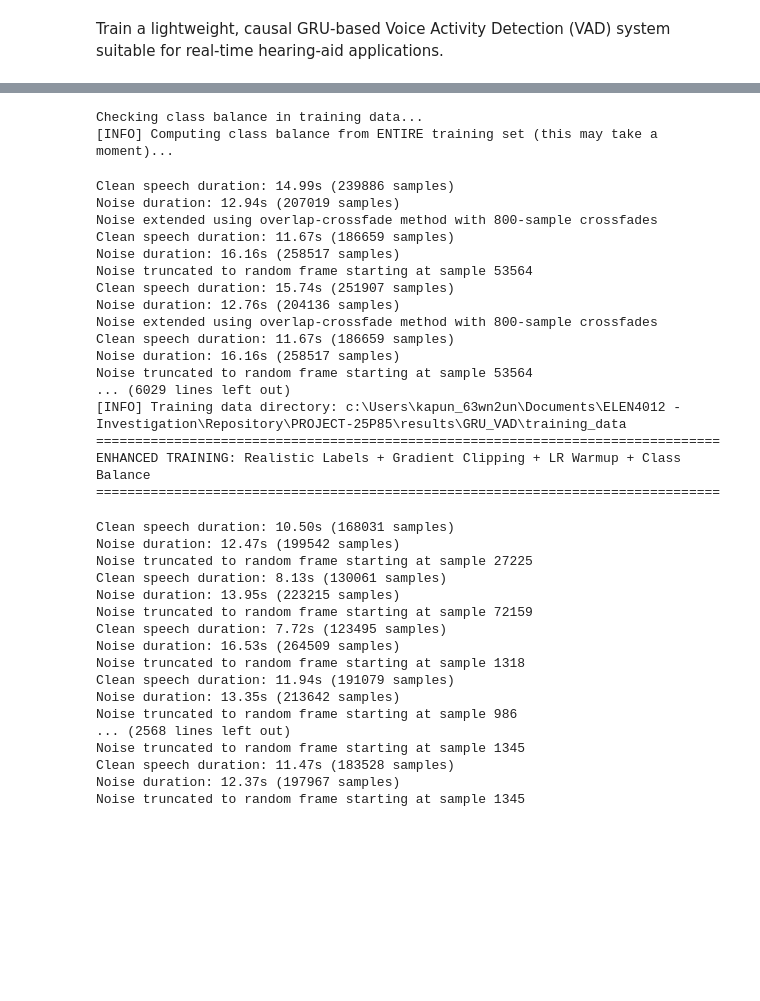
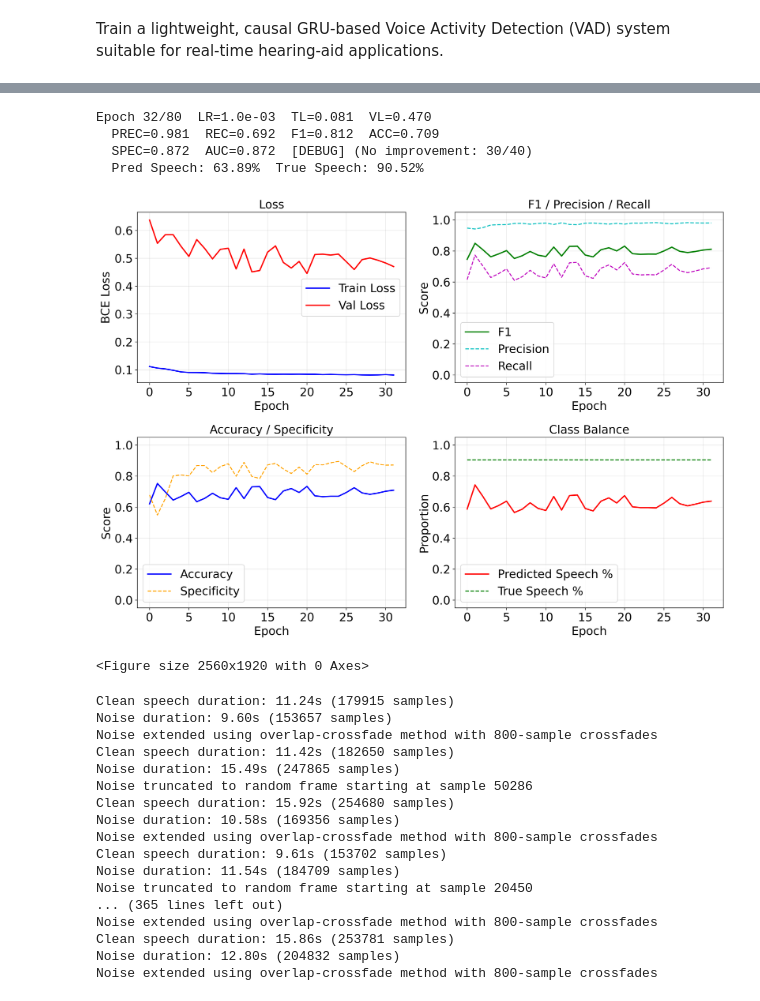
Before and after one commit to LibertyKapungu/PROJECT-25P85, a Jupyter notebook: src/deep_learning/TinyGruVAD_Training.ipynb, the cells around one changed output, grey strips where cells are left out. Drawn from its saved outputs; the diff is of its cells as text; code cells hidden in the pictures; blank space fills up the shorter version.

Commit message:
test: updated VAD training

```diff
--- a/src/deep_learning/TinyGruVAD_Training.ipynb
+++ b/src/deep_learning/TinyGruVAD_Training.ipynb
@@ -35,7 +53,6 @@ import matplotlib.pyplot as plt
 
 # Set global plot parameters
 plt.rcParams['figure.dpi'] = 400
-plt.rcParams['font.family'] = 'Times New Roman'
 plt.rcParams['font.size'] = 18
 plt.rcParams['axes.labelsize'] = 18
 plt.rcParams['axes.titlesize'] = 18
@@ -43,5 +60,5 @@ plt.rcParams['xtick.labelsize'] = 18
 plt.rcParams['ytick.labelsize'] = 18
 plt.rcParams['legend.fontsize'] = 18
 
-print("[INFO] Global plot settings applied: DPI=400, Font=Times New Roman 18pt")
+print("[INFO] Global plot settings applied: DPI=400")
 # %% [output]
@@ -74,19 +91,19 @@ class TinyGRUVAD(nn.Module):
         return logits, h
 # %%
 # %% ------------------------- Cell 3: Load Datasets --------------------------
-max_pairs = 1000
+max_pairs = 900
 noise_files = load_wham_dataset(repo_root, mode="train", max_files=max_pairs)
 clean_files = load_ears_dataset(repo_root, mode="train")
 train_pairs = create_audio_pairs(noise_files, clean_files)
 print(f"Train pairs: {len(train_pairs)}")
 
-noise_val = load_wham_dataset(repo_root, mode="validation", max_files=150)
+noise_val = load_wham_dataset(repo_root, mode="validation", max_files=193)
 clean_val = load_ears_dataset(repo_root, mode="validation")
 val_pairs = create_audio_pairs(noise_val, clean_val)
 print(f"Val pairs: {len(val_pairs)}")
 
 # Load TEST set (for final evaluation - never used during training)
-noise_test = load_wham_dataset(repo_root, mode="test", max_files=150)
+noise_test = load_wham_dataset(repo_root, mode="test", max_files=193)
 clean_test = load_ears_dataset(repo_root, mode="test")
 test_pairs = create_audio_pairs(noise_test, clean_test)
 print(f"Test pairs: {len(test_pairs)}")
@@ -405,7 +415,7 @@ training_data_dir.mkdir(parents=True, exist_ok=True)
 print(f"[INFO] Training data directory: {training_data_dir}")
 
 # Early stopping configuration
-early_stop_patience = 20  # Stop if no improvement for 10 epochs
+early_stop_patience = 40  # Stop if no improvement for 40 epochs
 epochs_without_improvement = 0
 
 # LR warmup function (Vaswani et al. 2017)
@@ -435,7 +445,9 @@ print("="*80)
 print("ENHANCED TRAINING: Realistic Labels + Gradient Clipping + LR Warmup + Class Balance")
 print("="*80)
 
-for epoch in range(1, 51):
+num_epochs = 80
+
+for epoch in range(1, num_epochs + 1):
     # Apply LR warmup
     current_lr = lr_warmup(epoch, warmup_epochs=5)
     for param_group in opt.param_groups:
@@ -444,7 +456,7 @@ for epoch in range(1, 51):
     # ---------------- Train ----------------
     vad.train()
     Ltr = 0.0
-    for x, y, L in tqdm(train_dl, desc=f"Epoch {epoch}/50", leave=False):
+    for x, y, L in tqdm(train_dl, desc=f"Epoch {epoch}/{num_epochs}", leave=False):
         x, y = x.to(device), y.to(device)
         logits, _ = vad(x)
 
@@ -550,7 +562,7 @@ for epoch in range(1, 51):
 
     # ---------------- Display ----------------
     clear_output(wait=True)
-    print(f"Epoch {epoch:2d}/50  LR={current_lr:.1e}  TL={Ltr:.3f}  VL={Lval:.3f}")
+    print(f"Epoch {epoch:2d}/{num_epochs}  LR={current_lr:.1e}  TL={Ltr:.3f}  VL={Lval:.3f}")
     print(f"  PREC={prec:.3f}  REC={rec:.3f}  F1={f1:.3f}  ACC={acc:.3f}")
     print(f"  SPEC={specificity:.3f}  AUC={auc:.3f}  {status}")
     print(f"  Pred Speech: {pred_speech_ratio:.2%}  True Speech: {true_speech_ratio:.2%}")
@@ -612,69 +624,56 @@ metrics_df = pd.DataFrame({
     'val_loss': val_losses,
     'f1_score': f1_scores,
     'precision': prec_scores,
     'recall': rec_scores,
     'accuracy': acc_scores,
     'specificity': spec_scores,
     'pred_speech_ratio': pred_speech_ratios,
     'true_speech_ratio': true_speech_ratios
 })
 
 metrics_csv_path = training_data_dir / "training_metrics.csv"
 metrics_df.to_csv(metrics_csv_path, index=False)
 print(f"[INFO] Metrics saved to: {metrics_csv_path}")
 
 # Save final training plot
 fig.savefig(training_data_dir / "training_curves.png", dpi=400, bbox_inches='tight')
 print(f"[INFO] Training curves saved to: {training_data_dir / 'training_curves.png'}")
 
 print("\n" + "="*80)
 print(" ENHANCED TRAINING COMPLETE!")
 print("="*80)
 print(f"  Best Validation F1: {bestF1:.3f}")
 print(f"  Model saved: {bestPath}")
 print(f"  Checkpoints saved in: {models_dir}")
 print(f"  Training data saved in: {training_data_dir}")
 
 # Load best model
 vad.load_state_dict(torch.load(bestPath, map_location=device))
 print(f"  Best model loaded for evaluation.")
 # %% [output]
-Checking class balance in training data...
-[INFO] Computing class balance from ENTIRE training set (this may take a moment)...
+Epoch 32/80  LR=1.0e-03  TL=0.081  VL=0.470
+  PREC=0.981  REC=0.692  F1=0.812  ACC=0.709
+  SPEC=0.872  AUC=0.872  [DEBUG] (No improvement: 30/40)
+  Pred Speech: 63.89%  True Speech: 90.52%
+[figure, added]
-Clean speech duration: 14.99s (239886 samples)
-Noise duration: 12.94s (207019 samples)
-Noise extended using overlap-crossfade method with 800-sample crossfades
-Clean speech duration: 11.67s (186659 samples)
-Noise duration: 16.16s (258517 samples)
-Noise truncated to random frame starting at sample 53564
-Clean speech duration: 15.74s (251907 samples)
-Noise duration: 12.76s (204136 samples)
-Noise extended using overlap-crossfade method with 800-sample crossfades
-Clean speech duration: 11.67s (186659 samples)
-Noise duration: 16.16s (258517 samples)
-Noise truncated to random frame starting at sample 53564
-... (6029 lines left out)
-[INFO] Training data directory: c:\Users\kapun_63wn2un\Documents\ELEN4012 - Investigation\Repository\PROJECT-25P85\results\GRU_VAD\training_data
-================================================================================
-ENHANCED TRAINING: Realistic Labels + Gradient Clipping + LR Warmup + Class Balance
-================================================================================
+<Figure size 2560x1920 with 0 Axes>
-Clean speech duration: 10.50s (168031 samples)
-Noise duration: 12.47s (199542 samples)
-Noise truncated to random frame starting at sample 27225
-Clean speech duration: 8.13s (130061 samples)
-Noise duration: 13.95s (223215 samples)
-Noise truncated to random frame starting at sample 72159
-Clean speech duration: 7.72s (123495 samples)
-Noise duration: 16.53s (264509 samples)
-Noise truncated to random frame starting at sample 1318
-Clean speech duration: 11.94s (191079 samples)
-Noise duration: 13.35s (213642 samples)
-Noise truncated to random frame starting at sample 986
-... (2568 lines left out)
-Noise truncated to random frame starting at sample 1345
-Clean speech duration: 11.47s (183528 samples)
-Noise duration: 12.37s (197967 samples)
-Noise truncated to random frame starting at sample 1345
+Clean speech duration: 11.24s (179915 samples)
+Noise duration: 9.60s (153657 samples)
+Noise extended using overlap-crossfade method with 800-sample crossfades
+Clean speech duration: 11.42s (182650 samples)
+Noise duration: 15.49s (247865 samples)
+Noise truncated to random frame starting at sample 50286
+Clean speech duration: 15.92s (254680 samples)
+Noise duration: 10.58s (169356 samples)
+Noise extended using overlap-crossfade method with 800-sample crossfades
+Clean speech duration: 9.61s (153702 samples)
+Noise duration: 11.54s (184709 samples)
+Noise truncated to random frame starting at sample 20450
+... (365 lines left out)
+Noise extended using overlap-crossfade method with 800-sample crossfades
+Clean speech duration: 15.86s (253781 samples)
+Noise duration: 12.80s (204832 samples)
+Noise extended using overlap-crossfade method with 800-sample crossfades
 # %%
 # %% ====================== Cell 6.5: BASELINE VAD COMPARISON ======================
 # Compare our GRU-VAD against traditional baseline methods
```
Also changed, not shown: parts of 6 cells of this notebook, 21 other files.
